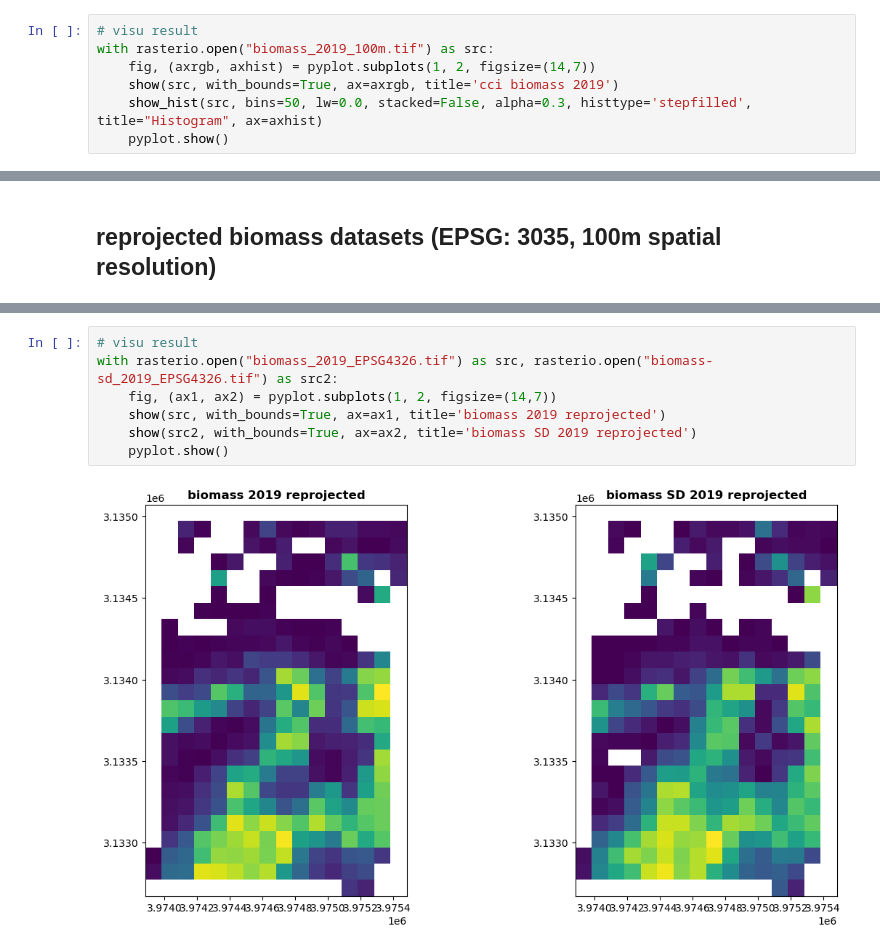
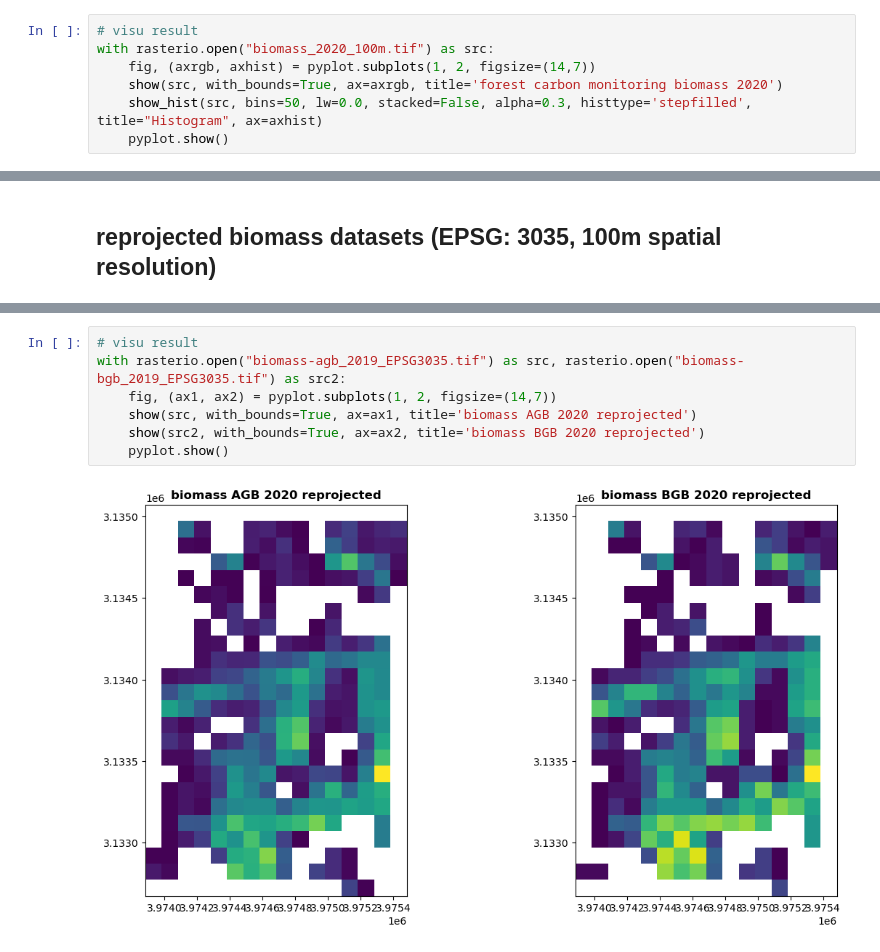
Before and after one commit to integratedmodelling/OpenEO-UDP-UDF-catalogue, a Jupyter notebook: examples/tests_FCM-100m_biomass_UDP.ipynb, the cells around one changed output, grey strips where cells are left out. Cells and saved outputs as stored; diff of their text form.

Commit message:
NCAP-1149 UDP's for the ESA biomass datasets

```diff
--- a/examples/tests_FCM-100m_biomass_UDP.ipynb
+++ b/examples/tests_FCM-100m_biomass_UDP.ipynb
@@ -41,8 +41,8 @@ Wall time: 14.4 s
 # %%
 # visu result
-with rasterio.open("biomass_2019_100m.tif") as src:
+with rasterio.open("biomass_2020_100m.tif") as src:
     fig, (axrgb, axhist) = pyplot.subplots(1, 2, figsize=(14,7))
-    show(src, with_bounds=True, ax=axrgb, title='cci biomass 2019')
+    show(src, with_bounds=True, ax=axrgb, title='forest carbon monitoring biomass 2020')
     show_hist(src, bins=50, lw=0.0, stacked=False, alpha=0.3, histtype='stepfilled', title="Histogram", ax=axhist)
     pyplot.show()
 # %% [output]
@@ -79,9 +79,9 @@ Wall time: 17.3 s
 # %%
 # visu result
-with rasterio.open("biomass_2019_EPSG4326.tif") as src, rasterio.open("biomass-sd_2019_EPSG4326.tif") as src2:
+with rasterio.open("biomass-agb_2019_EPSG3035.tif") as src, rasterio.open("biomass-bgb_2019_EPSG3035.tif") as src2:
     fig, (ax1, ax2) = pyplot.subplots(1, 2, figsize=(14,7))
-    show(src, with_bounds=True, ax=ax1, title='biomass 2019 reprojected')
-    show(src2, with_bounds=True, ax=ax2, title='biomass SD 2019 reprojected')
+    show(src, with_bounds=True, ax=ax1, title='biomass AGB 2020 reprojected')
+    show(src2, with_bounds=True, ax=ax2, title='biomass BGB 2020 reprojected')
     pyplot.show()
 # %% [output]
-[figure, old version]
+[figure, new version]
```
Also changed, not shown: parts of 7 cells of this notebook, 1 other file.
